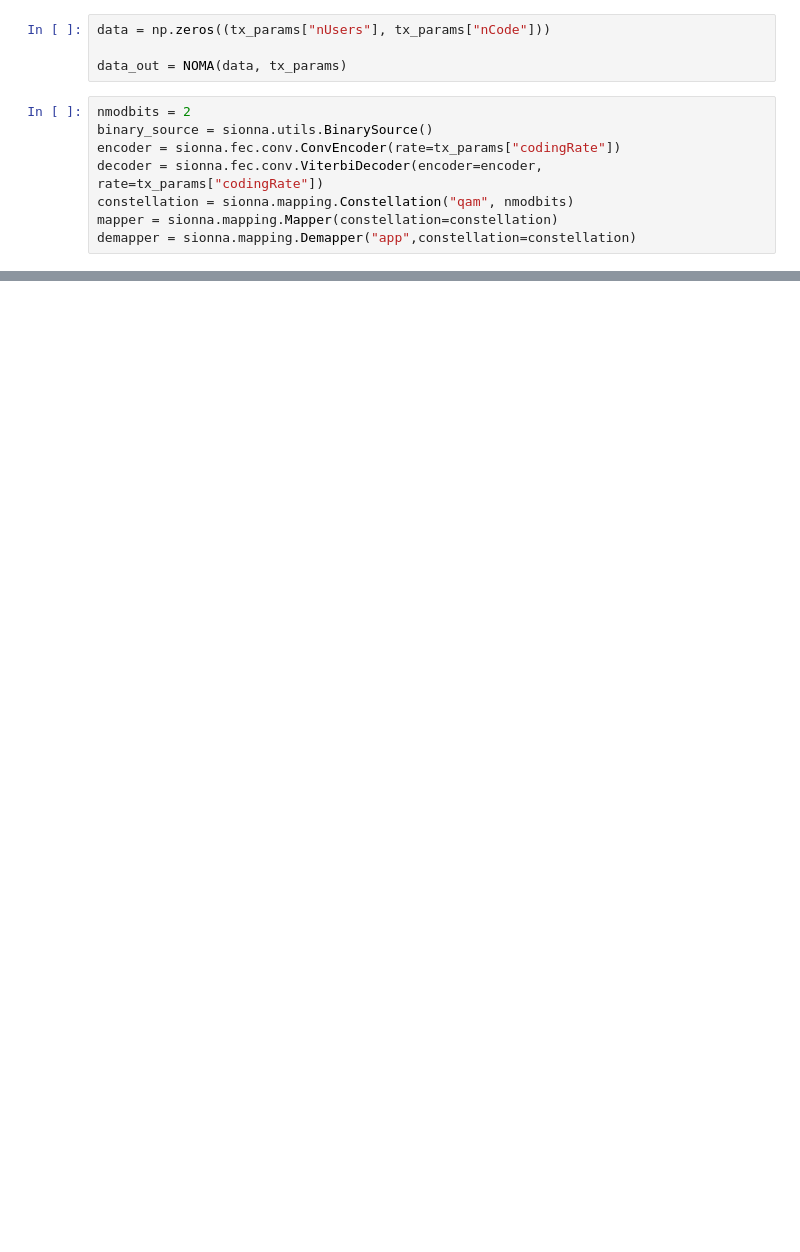
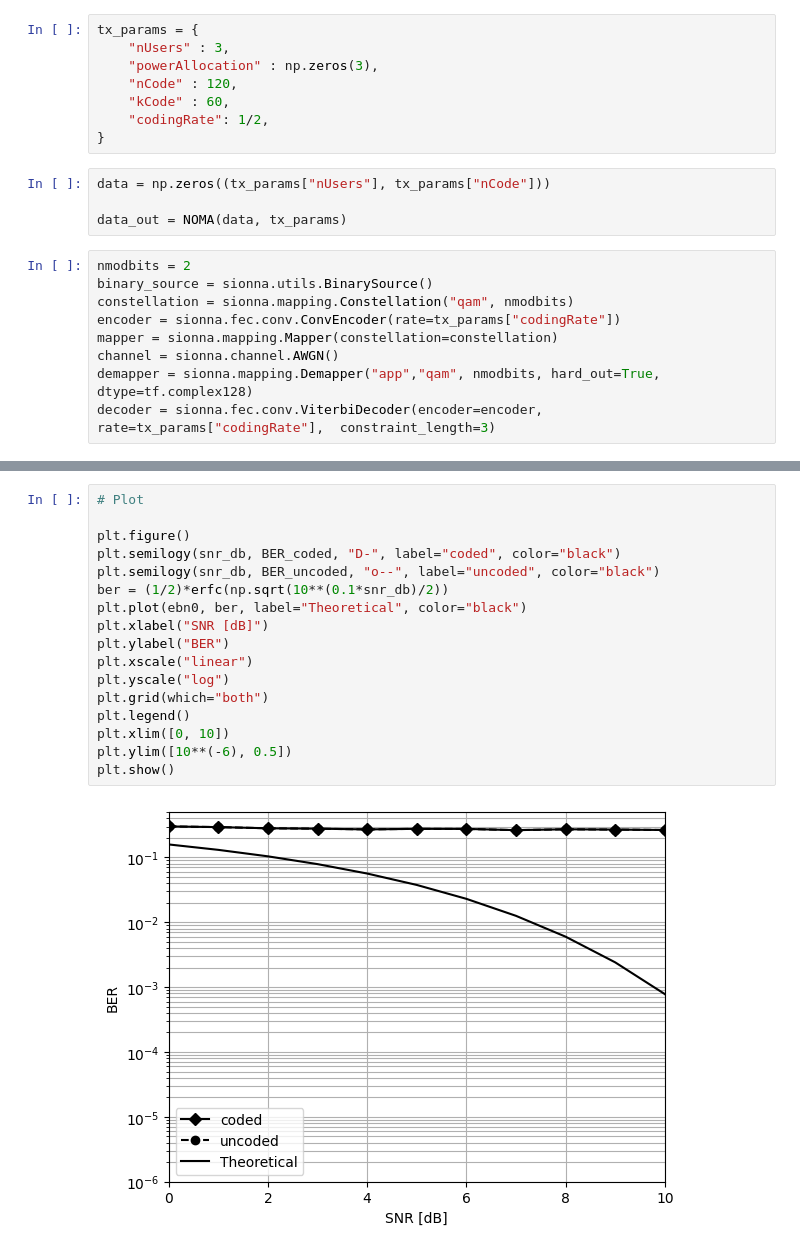
Before and after one commit to BaptisteSambon/LELEC2796-Juju-Baba, a Jupyter notebook: main.ipynb, the cells around one changed output, grey strips where cells are left out. Cells and saved outputs as stored; diff of their text form; blank space fills up the shorter version.

```diff
--- a/main.ipynb
+++ b/main.ipynb
@@ -59,3 +18,11 @@ tx_params["powerAllocation"] = np.array([P1, P2, P3])
+# %%
+tx_params = {
+    "nUsers" : 3,
+    "powerAllocation" : np.zeros(3),
+    "nCode" : 120,
+    "kCode" : 60,
+    "codingRate": 1/2,
+}
 # %%
 data = np.zeros((tx_params["nUsers"], tx_params["nCode"]))
 
@@ -63,8 +30,9 @@ data_out = NOMA(data, tx_params)
 # %%
 nmodbits = 2
 binary_source = sionna.utils.BinarySource()
+constellation = sionna.mapping.Constellation("qam", nmodbits)
 encoder = sionna.fec.conv.ConvEncoder(rate=tx_params["codingRate"])
-decoder = sionna.fec.conv.ViterbiDecoder(encoder=encoder, rate=tx_params["codingRate"])
-constellation = sionna.mapping.Constellation("qam", nmodbits)
 mapper = sionna.mapping.Mapper(constellation=constellation)
-demapper = sionna.mapping.Demapper("app",constellation=constellation)
+channel = sionna.channel.AWGN()
+demapper = sionna.mapping.Demapper("app","qam", nmodbits, hard_out=True,  dtype=tf.complex128)
+decoder = sionna.fec.conv.ViterbiDecoder(encoder=encoder, rate=tx_params["codingRate"],  constraint_length=3)
@@ -104,0 +172,19 @@ for zz in range(nb_seq) :
+# %%
+# Plot
+
+plt.figure()
+plt.semilogy(snr_db, BER_coded, "D-", label="coded", color="black")
+plt.semilogy(snr_db, BER_uncoded, "o--", label="uncoded", color="black")
+ber = (1/2)*erfc(np.sqrt(10**(0.1*snr_db)/2))
+plt.plot(ebn0, ber, label="Theoretical", color="black")
+plt.xlabel("SNR [dB]")
+plt.ylabel("BER")
+plt.xscale("linear")
+plt.yscale("log")
+plt.grid(which="both")
+plt.legend()
+plt.xlim([0, 10])
+plt.ylim([10**(-6), 0.5])
+plt.show()
+# %% [output]
+[figure, added]
```
Also changed, not shown: parts of 4 cells of this notebook, 1 other file.
